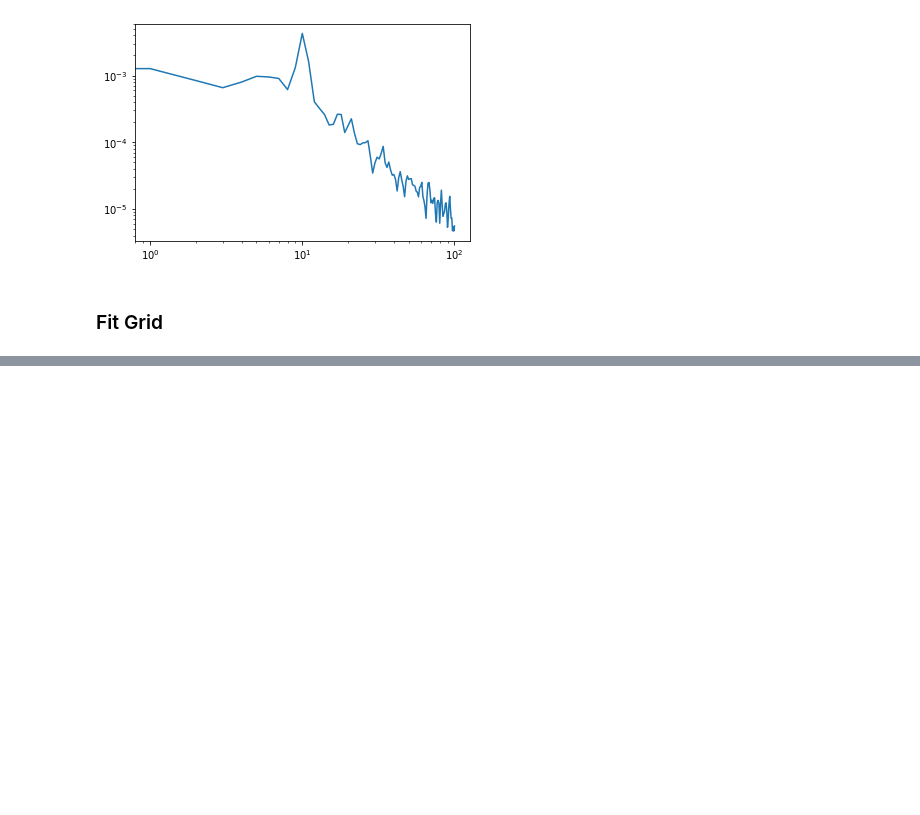
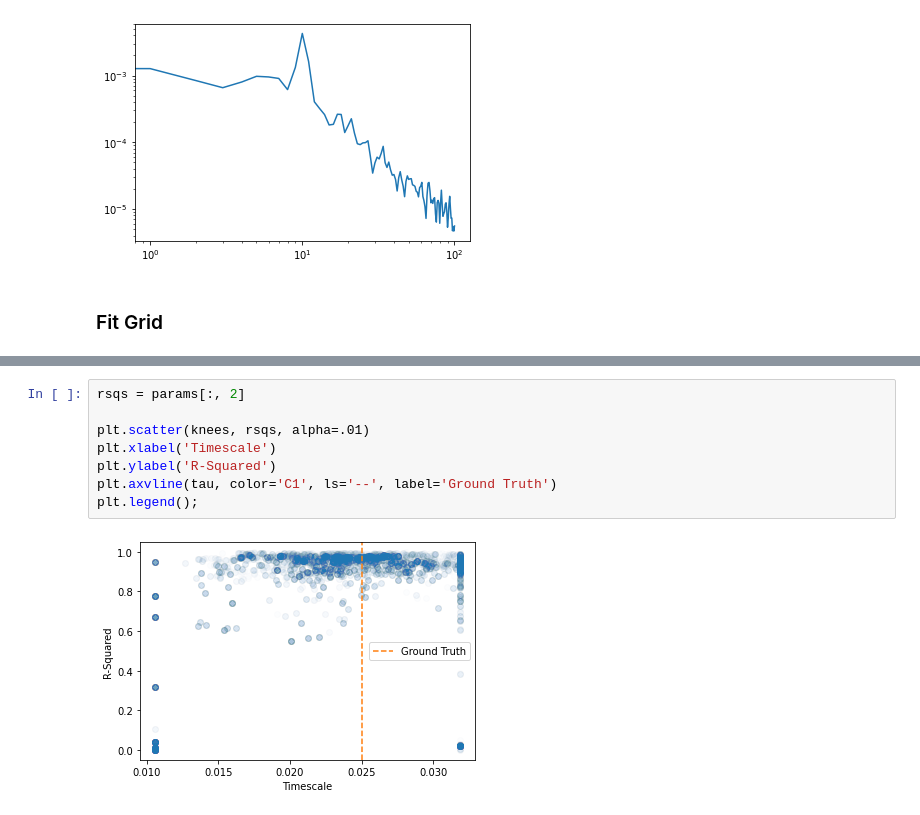
Before and after one commit to voytekresearch/timescale-methods, a Jupyter notebook: notebooks/param_gridsearch.ipynb, the cells around one changed output, grey strips where cells are left out. Cells and saved outputs as stored; diff of their text form; blank space fills up the shorter version.

```diff
--- a/notebooks/param_gridsearch.ipynb
+++ b/notebooks/param_gridsearch.ipynb
@@ -171,0 +182,10 @@ plt.legend();
+# %%
+rsqs = params[:, 2]
+
+plt.scatter(knees, rsqs, alpha=.01)
+plt.xlabel('Timescale')
+plt.ylabel('R-Squared')
+plt.axvline(tau, color='C1', ls='--', label='Ground Truth')
+plt.legend();
+# %% [output]
+[figure, added]
```
Also changed, not shown: parts of 11 cells of this notebook.
